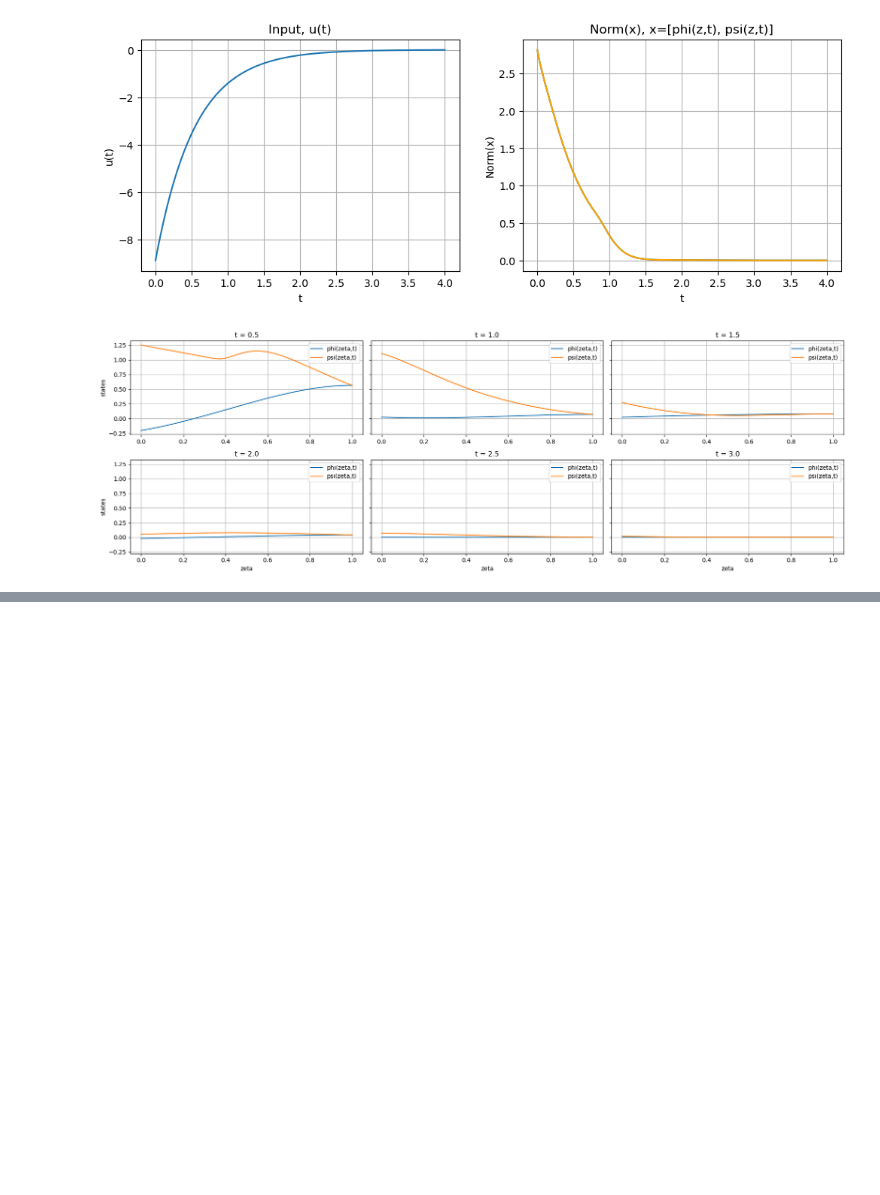
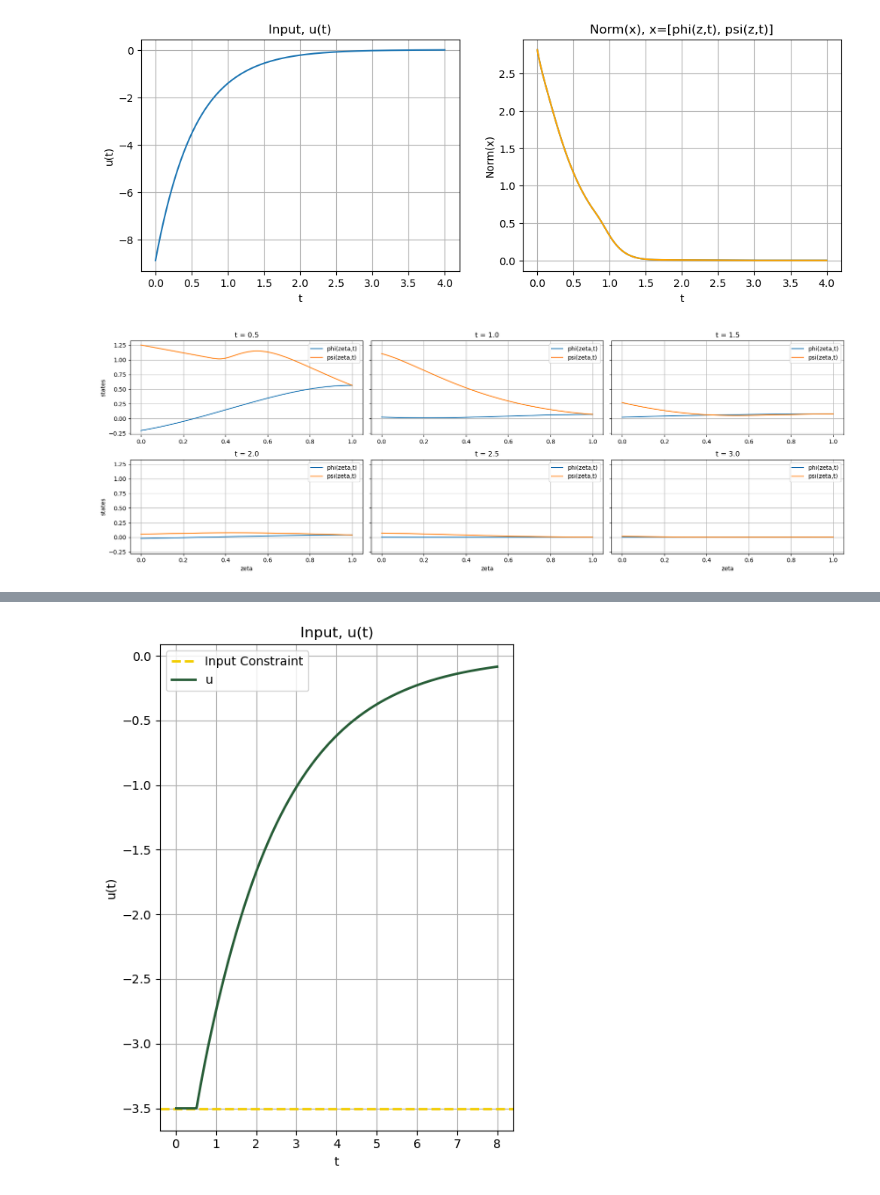
Before and after one commit to behradmoadeli/pfr_isothermal_recycle_delay_optimal, a Jupyter notebook: reports/BehradPaper.ipynb, the cells around one changed output, grey strips where cells are left out. Cells and saved outputs as stored; diff of their text form; code cells hidden in the pictures; blank space fills up the shorter version.

```diff
--- a/reports/BehradPaper.ipynb
+++ b/reports/BehradPaper.ipynb
@@ -826,0 +879,17 @@ mpc_b_df.to_csv(f'MPC/Bd.csv')
+# %%
+fig, axs = plt.subplots(1, 1, figsize=(5.2, 7.2))
+
+axs.axhline(y=-3.5, color=rgb_2, linestyle='--', label='Input Constraint', linewidth=2)
+mpc_df['u'].plot(ax=axs, color=rgb_1, linewidth=2)
+
+axs.grid()
+axs.set_ylabel('u(t)')
+axs.set_title('Input, u(t)')
+
+
+# Display the legend
+axs.legend()
+
+plt.show()
+# %% [output]
+[figure, added]
```
Also changed, not shown: parts of 8 cells of this notebook, 2 other files.
